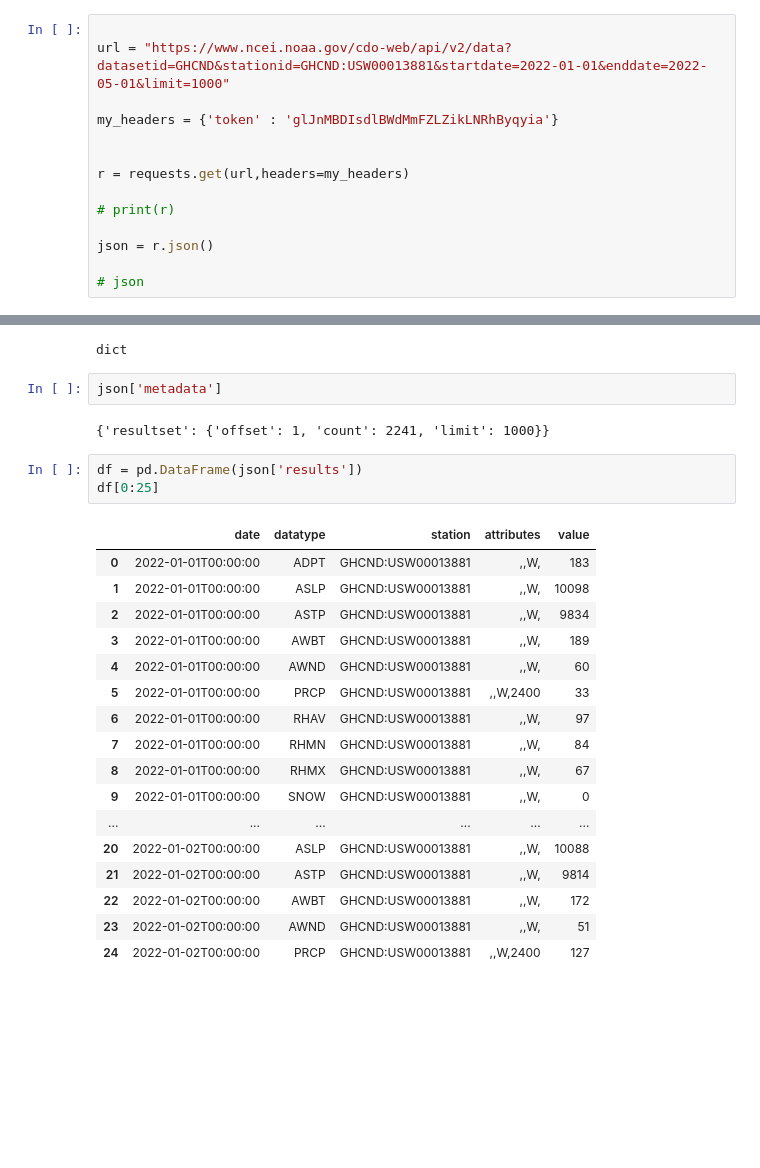
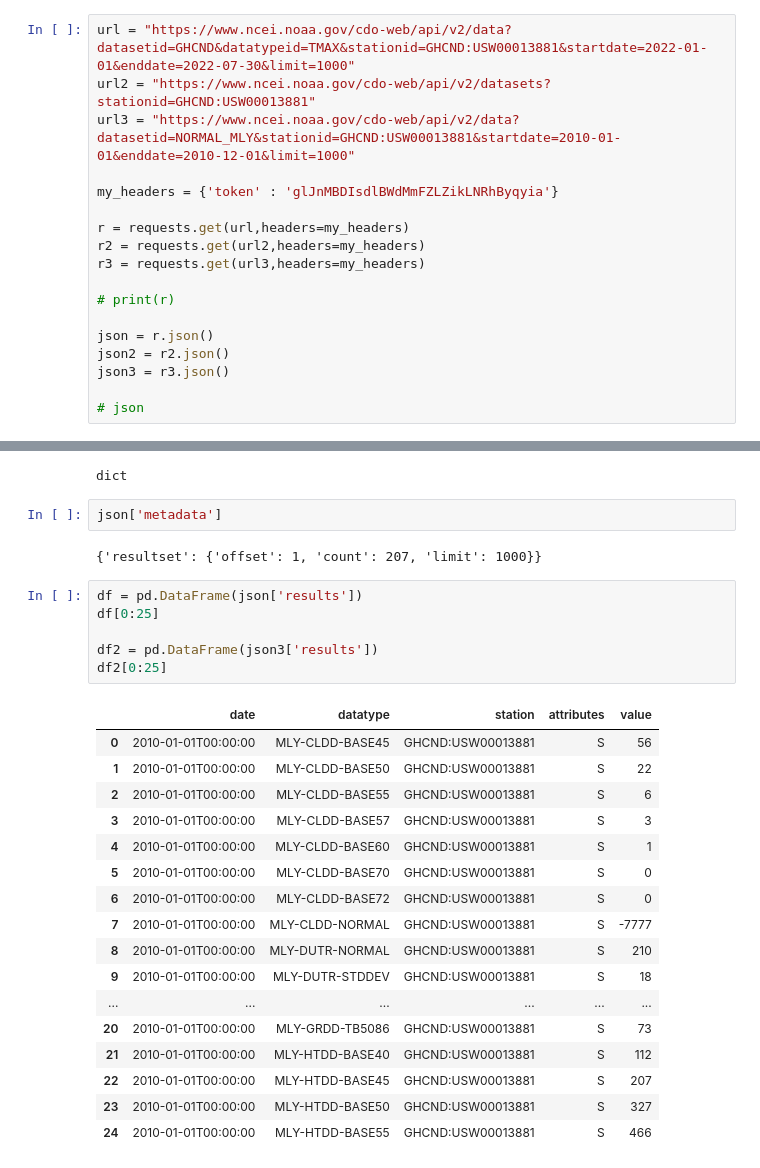
Before and after one commit to DmitryBrown/energynewz.github.io, a Jupyter notebook: 07.24.2022 Weather Data.ipynb, the cells around one changed output, grey strips where cells are left out. Cells and saved outputs as stored; diff of their text form; blank space fills up the shorter version.

```diff
--- a/07.24.2022 Weather Data.ipynb
+++ b/07.24.2022 Weather Data.ipynb
@@ -6,14 +7,18 @@ import requests
 # %%
-
-url = "https://www.ncei.noaa.gov/cdo-web/api/v2/data?datasetid=GHCND&stationid=GHCND:USW00013881&startdate=2022-01-01&enddate=2022-05-01&limit=1000"
+url = "https://www.ncei.noaa.gov/cdo-web/api/v2/data?datasetid=GHCND&datatypeid=TMAX&stationid=GHCND:USW00013881&startdate=2022-01-01&enddate=2022-07-30&limit=1000"
+url2 = "https://www.ncei.noaa.gov/cdo-web/api/v2/datasets?stationid=GHCND:USW00013881"
+url3 = "https://www.ncei.noaa.gov/cdo-web/api/v2/data?datasetid=NORMAL_MLY&stationid=GHCND:USW00013881&startdate=2010-01-01&enddate=2010-12-01&limit=1000"
 
 my_headers = {'token' : 'glJnMBDIsdlBWdMmFZLZikLNRhByqyia'}
 
-
 r = requests.get(url,headers=my_headers)
+r2 = requests.get(url2,headers=my_headers)
+r3 = requests.get(url3,headers=my_headers)
 
 # print(r)
 
 json = r.json()
+json2 = r2.json()
+json3 = r3.json()
 
 # json
@@ -28,27 +35,30 @@ dict
 # %%
 json['metadata']
 # %% [output]
-{'resultset': {'offset': 1, 'count': 2241, 'limit': 1000}}
+{'resultset': {'offset': 1, 'count': 207, 'limit': 1000}}
 # %%
 df = pd.DataFrame(json['results'])
 df[0:25]
+
+df2 = pd.DataFrame(json3['results'])
+df2[0:25]
 # %% [output]
 |  | date | datatype | station | attributes | value |
-| 0 | 2022-01-01T00:00:00 | ADPT | GHCND:USW00013881 | ,,W, | 183 |
-| 1 | 2022-01-01T00:00:00 | ASLP | GHCND:USW00013881 | ,,W, | 10098 |
-| 2 | 2022-01-01T00:00:00 | ASTP | GHCND:USW00013881 | ,,W, | 9834 |
-| 3 | 2022-01-01T00:00:00 | AWBT | GHCND:USW00013881 | ,,W, | 189 |
-| 4 | 2022-01-01T00:00:00 | AWND | GHCND:USW00013881 | ,,W, | 60 |
-| 5 | 2022-01-01T00:00:00 | PRCP | GHCND:USW00013881 | ,,W,2400 | 33 |
-| 6 | 2022-01-01T00:00:00 | RHAV | GHCND:USW00013881 | ,,W, | 97 |
-| 7 | 2022-01-01T00:00:00 | RHMN | GHCND:USW00013881 | ,,W, | 84 |
-| 8 | 2022-01-01T00:00:00 | RHMX | GHCND:USW00013881 | ,,W, | 67 |
-| 9 | 2022-01-01T00:00:00 | SNOW | GHCND:USW00013881 | ,,W, | 0 |
+| 0 | 2010-01-01T00:00:00 | MLY-CLDD-BASE45 | GHCND:USW00013881 | S | 56 |
+| 1 | 2010-01-01T00:00:00 | MLY-CLDD-BASE50 | GHCND:USW00013881 | S | 22 |
+| 2 | 2010-01-01T00:00:00 | MLY-CLDD-BASE55 | GHCND:USW00013881 | S | 6 |
+| 3 | 2010-01-01T00:00:00 | MLY-CLDD-BASE57 | GHCND:USW00013881 | S | 3 |
+| 4 | 2010-01-01T00:00:00 | MLY-CLDD-BASE60 | GHCND:USW00013881 | S | 1 |
+| 5 | 2010-01-01T00:00:00 | MLY-CLDD-BASE70 | GHCND:USW00013881 | S | 0 |
+| 6 | 2010-01-01T00:00:00 | MLY-CLDD-BASE72 | GHCND:USW00013881 | S | 0 |
+| 7 | 2010-01-01T00:00:00 | MLY-CLDD-NORMAL | GHCND:USW00013881 | S | -7777 |
+| 8 | 2010-01-01T00:00:00 | MLY-DUTR-NORMAL | GHCND:USW00013881 | S | 210 |
+| 9 | 2010-01-01T00:00:00 | MLY-DUTR-STDDEV | GHCND:USW00013881 | S | 18 |
 | ... | ... | ... | ... | ... | ... |
-| 20 | 2022-01-02T00:00:00 | ASLP | GHCND:USW00013881 | ,,W, | 10088 |
-| 21 | 2022-01-02T00:00:00 | ASTP | GHCND:USW00013881 | ,,W, | 9814 |
-| 22 | 2022-01-02T00:00:00 | AWBT | GHCND:USW00013881 | ,,W, | 172 |
-| 23 | 2022-01-02T00:00:00 | AWND | GHCND:USW00013881 | ,,W, | 51 |
-| 24 | 2022-01-02T00:00:00 | PRCP | GHCND:USW00013881 | ,,W,2400 | 127 |
+| 20 | 2010-01-01T00:00:00 | MLY-GRDD-TB5086 | GHCND:USW00013881 | S | 73 |
+| 21 | 2010-01-01T00:00:00 | MLY-HTDD-BASE40 | GHCND:USW00013881 | S | 112 |
+| 22 | 2010-01-01T00:00:00 | MLY-HTDD-BASE45 | GHCND:USW00013881 | S | 207 |
+| 23 | 2010-01-01T00:00:00 | MLY-HTDD-BASE50 | GHCND:USW00013881 | S | 327 |
+| 24 | 2010-01-01T00:00:00 | MLY-HTDD-BASE55 | GHCND:USW00013881 | S | 466 |
 # %%
 set(df['datatype'])
```
Also changed, not shown: parts of 11 cells of this notebook, 4 other files.
